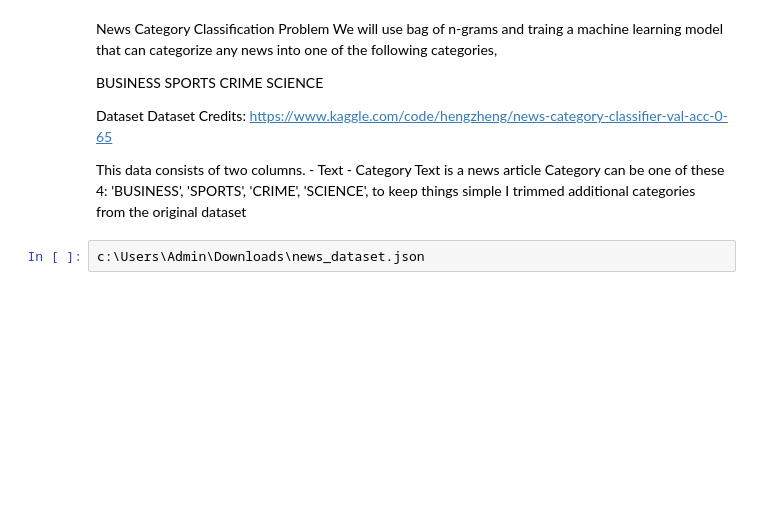
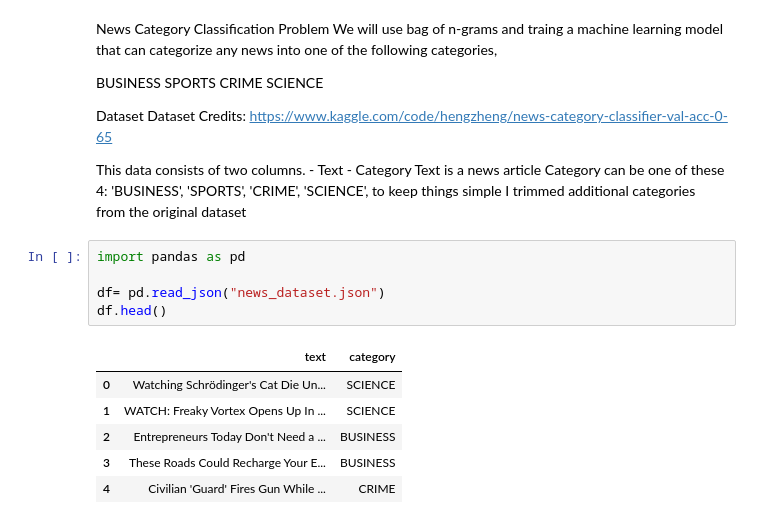
Before and after one commit to poornachandra24/NLP, a Jupyter notebook: Text Representation/N_Gram_bag_of_words.ipynb, the cells around one changed output. Saved outputs shown, nothing was run; the diff lists cells and outputs as text; blank space fills up the shorter version.

```diff
--- a/Text Representation/N_Gram_bag_of_words.ipynb
+++ b/Text Representation/N_Gram_bag_of_words.ipynb
@@ -107,5 +107,15 @@ Dataset Credits: https://www.kaggle.com/code/hengzheng/news-category-classifier-
 This data consists of two columns. - Text - Category
 Text is a news article
 Category can be one of these 4: 'BUSINESS', 'SPORTS', 'CRIME', 'SCIENCE', to keep things simple I trimmed additional categories from the original dataset
-# %%
-c:\Users\Admin\Downloads\news_dataset.json
+# %%
+import pandas as pd
+
+df= pd.read_json("news_dataset.json")
+df.head()
+# %% [output]
+|  | text | category |
+| 0 | Watching Schrödinger's Cat Die Un... | SCIENCE |
+| 1 | WATCH: Freaky Vortex Opens Up In ... | SCIENCE |
+| 2 | Entrepreneurs Today Don't Need a ... | BUSINESS |
+| 3 | These Roads Could Recharge Your E... | BUSINESS |
+| 4 | Civilian 'Guard' Fires Gun While ... | CRIME |
```
Also changed, not shown: parts of 32 cells of this notebook.
